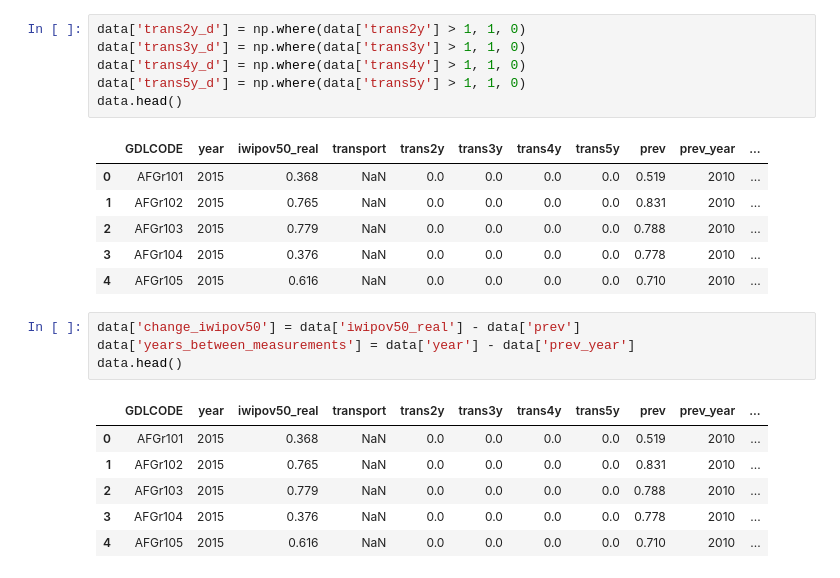
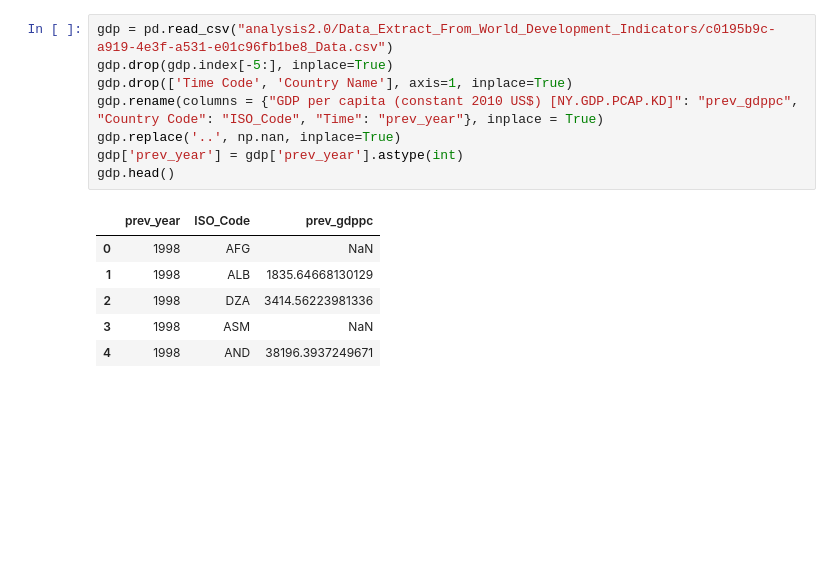
Before and after one commit to frankstevens1/china_devprojects_poverty, a Jupyter notebook: analysis2.0/convert_data.ipynb, the cells around one changed output. Saved outputs shown, nothing was run; the diff lists cells and outputs as text; blank space fills up the shorter version.

```diff
--- a/analysis2.0/convert_data.ipynb
+++ b/analysis2.0/convert_data.ipynb
@@ -141,24 +152,15 @@ data.head()
-# %%
-data['trans2y_d'] = np.where(data['trans2y'] > 1, 1, 0)
-data['trans3y_d'] = np.where(data['trans3y'] > 1, 1, 0)
-data['trans4y_d'] = np.where(data['trans4y'] > 1, 1, 0)
-data['trans5y_d'] = np.where(data['trans5y'] > 1, 1, 0)
-data.head()
-# %% [output]
-|  | GDLCODE | year | iwipov50_real | transport | trans2y | trans3y | trans4y | trans5y | prev | prev_year | ... |
-| 0 | AFGr101 | 2015 | 0.368 | NaN | 0.0 | 0.0 | 0.0 | 0.0 | 0.519 | 2010 | ... |
-| 1 | AFGr102 | 2015 | 0.765 | NaN | 0.0 | 0.0 | 0.0 | 0.0 | 0.831 | 2010 | ... |
-| 2 | AFGr103 | 2015 | 0.779 | NaN | 0.0 | 0.0 | 0.0 | 0.0 | 0.788 | 2010 | ... |
-| 3 | AFGr104 | 2015 | 0.376 | NaN | 0.0 | 0.0 | 0.0 | 0.0 | 0.778 | 2010 | ... |
-| 4 | AFGr105 | 2015 | 0.616 | NaN | 0.0 | 0.0 | 0.0 | 0.0 | 0.710 | 2010 | ... |
-# %%
-data['change_iwipov50'] = data['iwipov50_real'] - data['prev']
-data['years_between_measurements'] = data['year'] - data['prev_year']
-data.head()
-# %% [output]
-|  | GDLCODE | year | iwipov50_real | transport | trans2y | trans3y | trans4y | trans5y | prev | prev_year | ... |
-| 0 | AFGr101 | 2015 | 0.368 | NaN | 0.0 | 0.0 | 0.0 | 0.0 | 0.519 | 2010 | ... |
-| 1 | AFGr102 | 2015 | 0.765 | NaN | 0.0 | 0.0 | 0.0 | 0.0 | 0.831 | 2010 | ... |
-| 2 | AFGr103 | 2015 | 0.779 | NaN | 0.0 | 0.0 | 0.0 | 0.0 | 0.788 | 2010 | ... |
-| 3 | AFGr104 | 2015 | 0.376 | NaN | 0.0 | 0.0 | 0.0 | 0.0 | 0.778 | 2010 | ... |
-| 4 | AFGr105 | 2015 | 0.616 | NaN | 0.0 | 0.0 | 0.0 | 0.0 | 0.710 | 2010 | ... |
+# %%
+gdp = pd.read_csv("analysis2.0/Data_Extract_From_World_Development_Indicators/c0195b9c-a919-4e3f-a531-e01c96fb1be8_Data.csv")
+gdp.drop(gdp.index[-5:], inplace=True)
+gdp.drop(['Time Code', 'Country Name'], axis=1, inplace=True)
+gdp.rename(columns = {"GDP per capita (constant 2010 US$) [NY.GDP.PCAP.KD]": "prev_gdppc", "Country Code": "ISO_Code", "Time": "prev_year"}, inplace = True)
+gdp.replace('..', np.nan, inplace=True)
+gdp['prev_year'] = gdp['prev_year'].astype(int)
+gdp.head()
+# %% [output]
+|  | prev_year | ISO_Code | prev_gdppc |
+| 0 | 1998 | AFG | NaN |
+| 1 | 1998 | ALB | 1835.64668130129 |
+| 2 | 1998 | DZA | 3414.56223981336 |
+| 3 | 1998 | ASM | NaN |
+| 4 | 1998 | AND | 38196.3937249671 |
```
Also changed, not shown: parts of 28 cells of this notebook, 6 other files.
